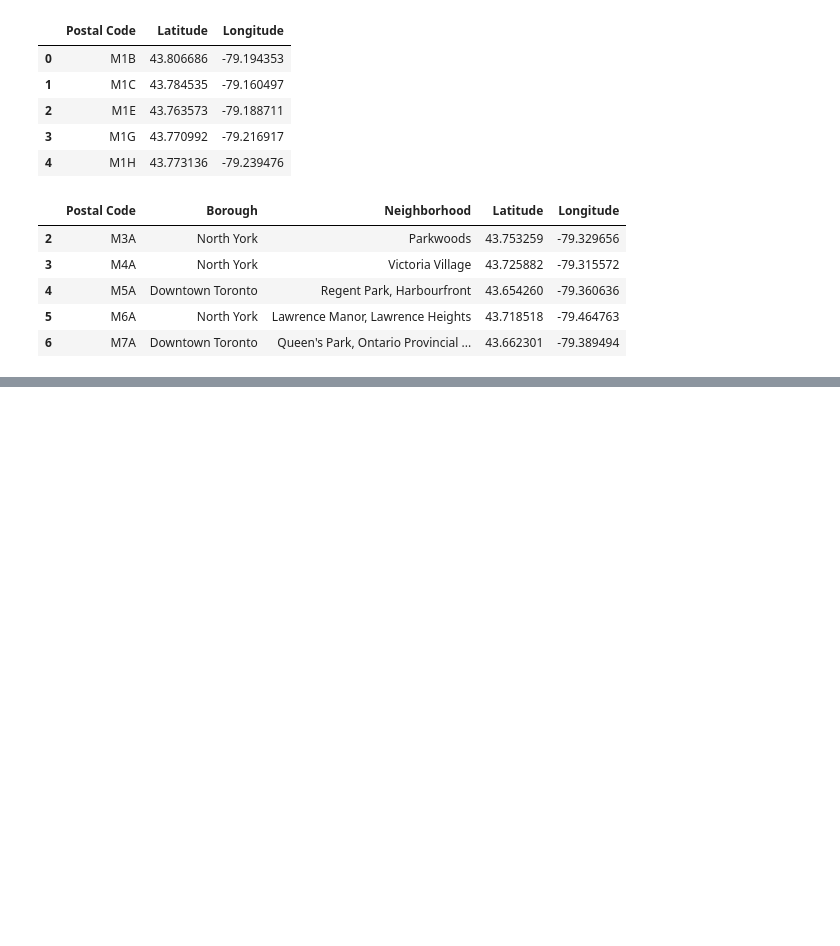
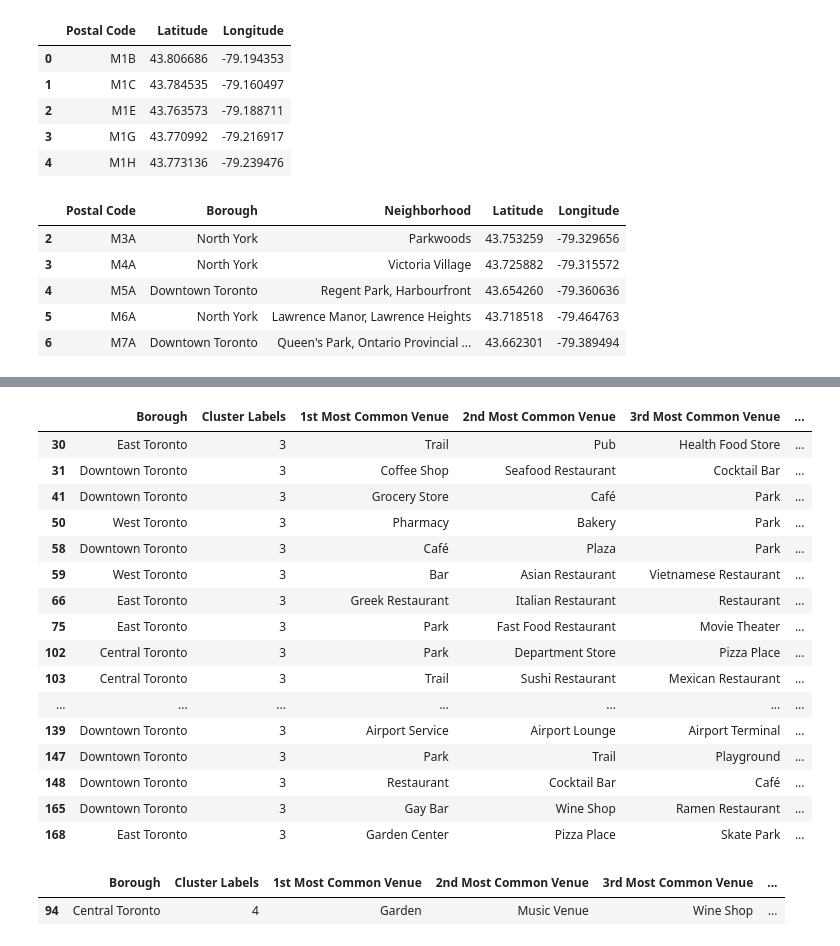
Before and after one commit to WilderJoseth/Coursera_Capstone, a Jupyter notebook: Coursera_Capstone.ipynb, the cells around one changed output, grey strips where cells are left out. Cells and saved outputs as stored; diff of their text form; code cells hidden in the pictures; blank space fills up the shorter version.

```diff
--- a/Coursera_Capstone.ipynb
+++ b/Coursera_Capstone.ipynb
@@ -80,0 +323,27 @@ ds.head()
+# %%
+# Cluster 4
+toronto_merged.loc[toronto_merged['Cluster Labels'] == 3, toronto_merged.columns[[1] + list(range(5, toronto_merged.shape[1]))]]
+# %% [output]
+|  | Borough | Cluster Labels | 1st Most Common Venue | 2nd Most Common Venue | 3rd Most Common Venue | ... |
+| 30 | East Toronto | 3 | Trail | Pub | Health Food Store | ... |
+| 31 | Downtown Toronto | 3 | Coffee Shop | Seafood Restaurant | Cocktail Bar | ... |
+| 41 | Downtown Toronto | 3 | Grocery Store | Café | Park | ... |
+| 50 | West Toronto | 3 | Pharmacy | Bakery | Park | ... |
+| 58 | Downtown Toronto | 3 | Café | Plaza | Park | ... |
+| 59 | West Toronto | 3 | Bar | Asian Restaurant | Vietnamese Restaurant | ... |
+| 66 | East Toronto | 3 | Greek Restaurant | Italian Restaurant | Restaurant | ... |
+| 75 | East Toronto | 3 | Park | Fast Food Restaurant | Movie Theater | ... |
+| 102 | Central Toronto | 3 | Park | Department Store | Pizza Place | ... |
+| 103 | Central Toronto | 3 | Trail | Sushi Restaurant | Mexican Restaurant | ... |
+| ... | ... | ... | ... | ... | ... | ... |
+| 139 | Downtown Toronto | 3 | Airport Service | Airport Lounge | Airport Terminal | ... |
+| 147 | Downtown Toronto | 3 | Park | Trail | Playground | ... |
+| 148 | Downtown Toronto | 3 | Restaurant | Cocktail Bar | Café | ... |
+| 165 | Downtown Toronto | 3 | Gay Bar | Wine Shop | Ramen Restaurant | ... |
+| 168 | East Toronto | 3 | Garden Center | Pizza Place | Skate Park | ... |
+# %%
+# Cluster 5
+toronto_merged.loc[toronto_merged['Cluster Labels'] == 4, toronto_merged.columns[[1] + list(range(5, toronto_merged.shape[1]))]]
+# %% [output]
+|  | Borough | Cluster Labels | 1st Most Common Venue | 2nd Most Common Venue | 3rd Most Common Venue | ... |
+| 94 | Central Toronto | 4 | Garden | Music Venue | Wine Shop | ... |
```
Also changed, not shown: parts of 21 cells of this notebook.
